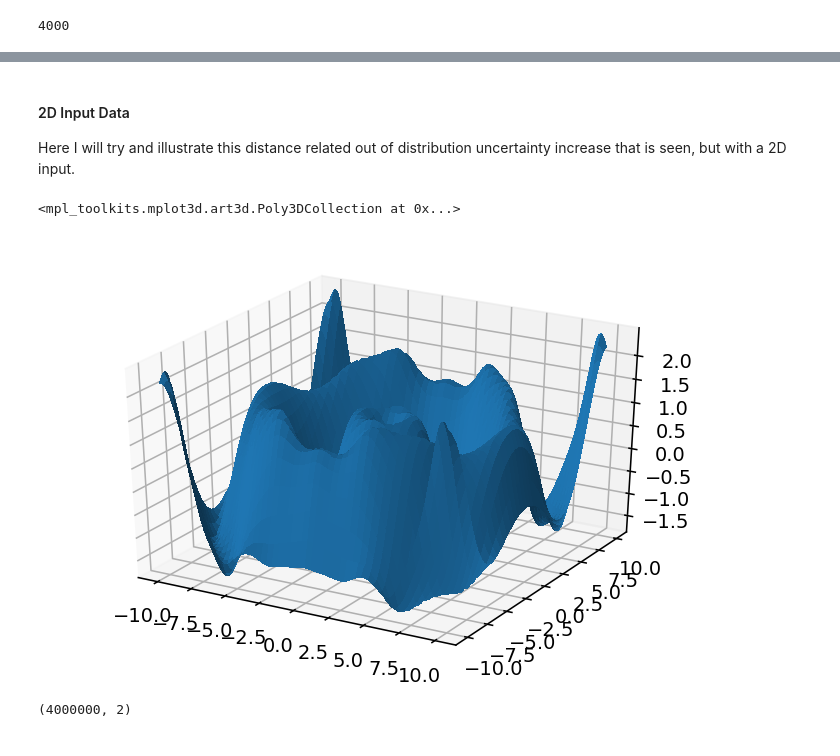
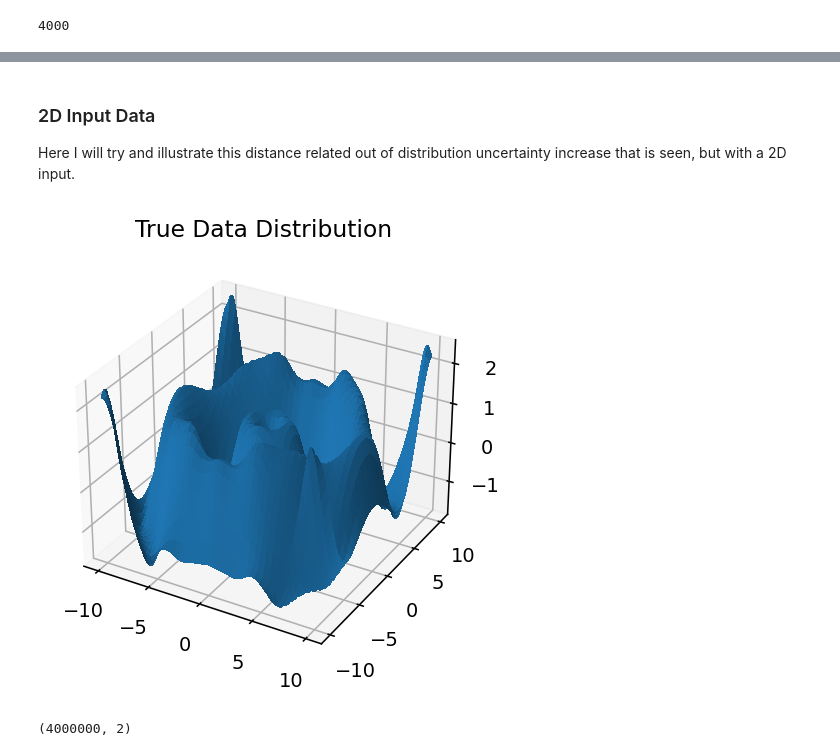
Before and after one commit to adityagoel4512/Spectral-normalized-Neural-Gaussian-Process-PyTorch, a Jupyter notebook: sngp.ipynb, the cells around one changed output, grey strips where cells are left out. Saved outputs shown, nothing was run; the diff lists cells and outputs as text; code cells hidden in the pictures.

Commit message:
New plot creation and posterior covariance matrix computation bug fix

```diff
--- a/sngp.ipynb
+++ b/sngp.ipynb
@@ -526,5 +588,5 @@ plt.plot(X[::10], variances[::10], linestyle='dotted')
 # %% [markdown]
-#### 2D Input Data
+### 2D Input Data
 Here I will try and illustrate this distance related out of distribution uncertainty increase that is seen, but with a 2D input.
 # %%
 def f(X, Y):
@@ -541,11 +603,11 @@ Z = np.sin(R)
 Z = (Z-np.mean(Z, axis=1))/np.std(Z, axis=1)
 # %%
 fig, ax = plt.subplots(subplot_kw={"projection": "3d"})
-
+ax.set_title('True Data Distribution')
 ax.plot_surface(X, Y, Z, linewidth=0, antialiased=False)
+plt.show()
 # %% [output]
-<mpl_toolkits.mplot3d.art3d.Poly3DCollection at 0x...>
-[figure, old version]
+[figure, new version]
 # %%
 train_input = np.array([[x, y] for x in X1 for y in Y1])
 train_input.shape
```
Also changed, not shown: parts of 39 cells of this notebook.
